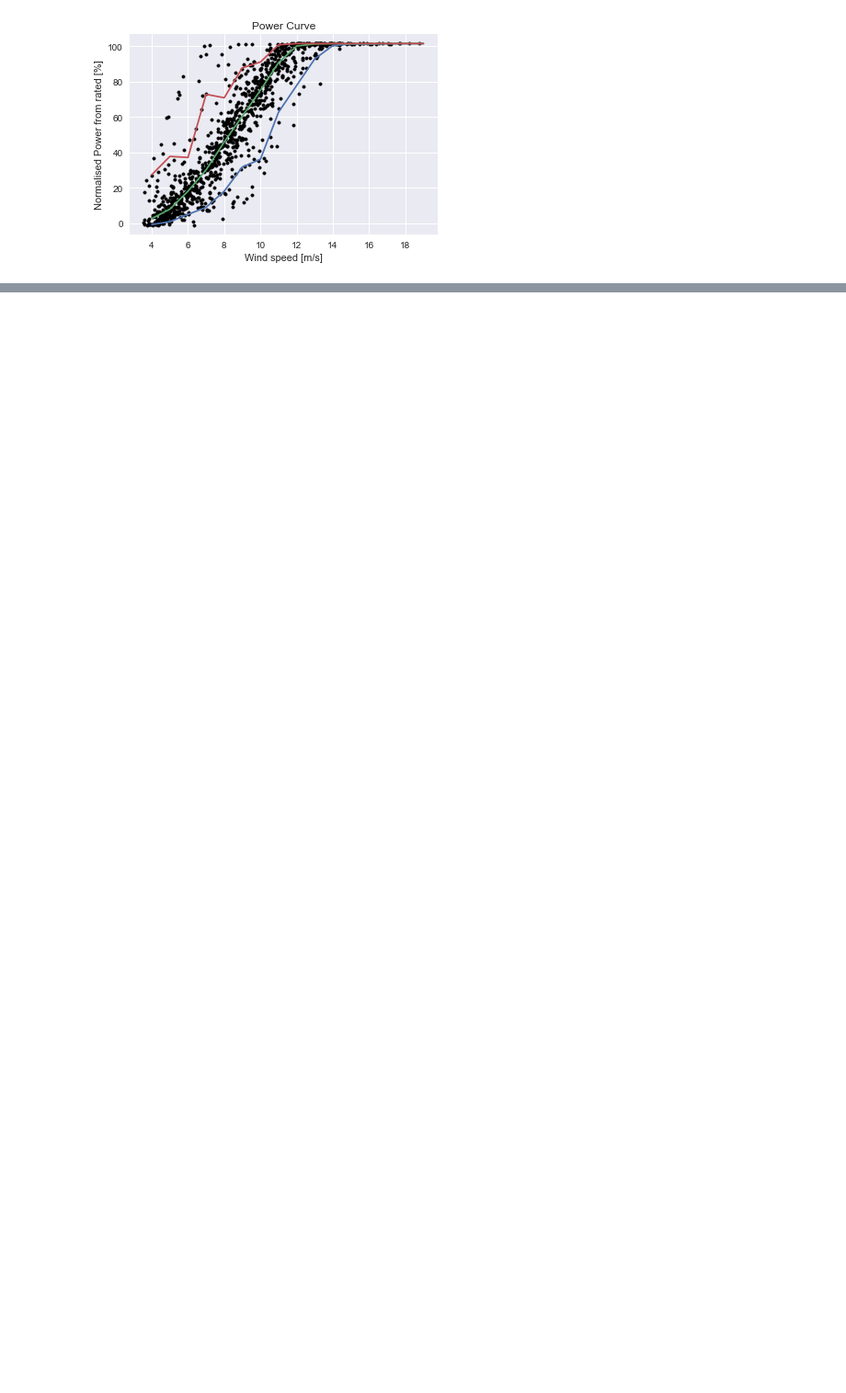
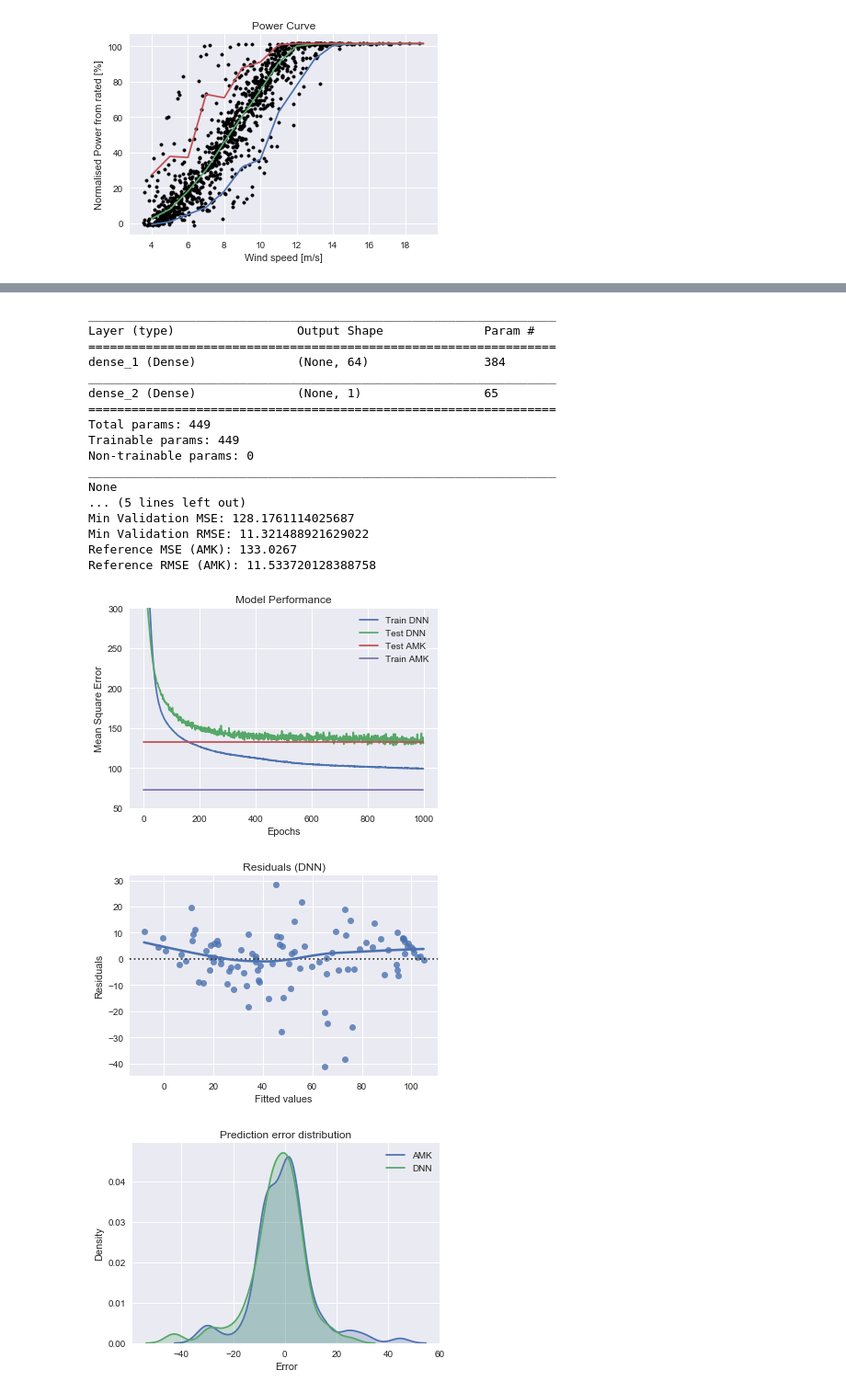
Before and after one commit to emerrf/PCEDL, a Jupyter notebook: report.ipynb, the cells around one changed output, grey strips where cells are left out. Shown at 92% size. Saved outputs shown, nothing was run; the diff lists cells and outputs as text; code cells hidden in the pictures; blank space fills up the shorter version.

```diff
--- a/report.ipynb
+++ b/report.ipynb
@@ -174,0 +181,19 @@ We propose an additive multivariate kernel method that can include the aforement
+# %%
+def apply_preprocess(data):
+    # Preprocess (no missing values)
+    X = data[["V", "D", "rho", "I", "Sb"]]
+    Y = data["y"]
+
+    train_size = int(data.shape[0] * 0.9)
+    test_size = data.shape[0] - train_size
+
+    X_train = X.iloc[np.arange(train_size)]
+    Y_train = Y.iloc[np.arange(train_size)]
+    X_test = X.iloc[train_size + np.arange(test_size)]
+    Y_test = Y.iloc[train_size + np.arange(test_size)]
+
+    # Standardise (Xstd = X-mean(X)/std(X))
+    X_train = (X_train - X_train.mean()) / X_train.std()
+    X_test = (X_test - X_test.mean()) / X_test.std()
+
+    return X_train, Y_train, X_test, Y_test
@@ -174,0 +385,25 @@ We propose an additive multivariate kernel method that can include the aforement
+# %%
+X_train, Y_train, X_test, Y_test = apply_preprocess(get_dataset("windpw"))
+model, hist, name = define_and_fit_model(layer_nodes=[64], num_epochs=1000, batch=30, optimiser='nadam')
+evaluate_model(hist, model, "windpw", name)
+# %% [output]
+_________________________________________________________________
+Layer (type)                 Output Shape              Param #
+=================================================================
+dense_1 (Dense)              (None, 64)                384
+_________________________________________________________________
+dense_2 (Dense)              (None, 1)                 65
+=================================================================
+Total params: 449
+Trainable params: 449
+Non-trainable params: 0
+_________________________________________________________________
+None
+... (5 lines left out)
+Min Validation MSE: 128.1761114025687
+Min Validation RMSE: 11.321488921629022
+Reference MSE (AMK): 133.0267
+Reference RMSE (AMK): 11.533720128388758
+[figure, added]
+[figure, added]
+[figure, added]
```
Also changed, not shown: parts of 31 cells of this notebook, 3 other files.
